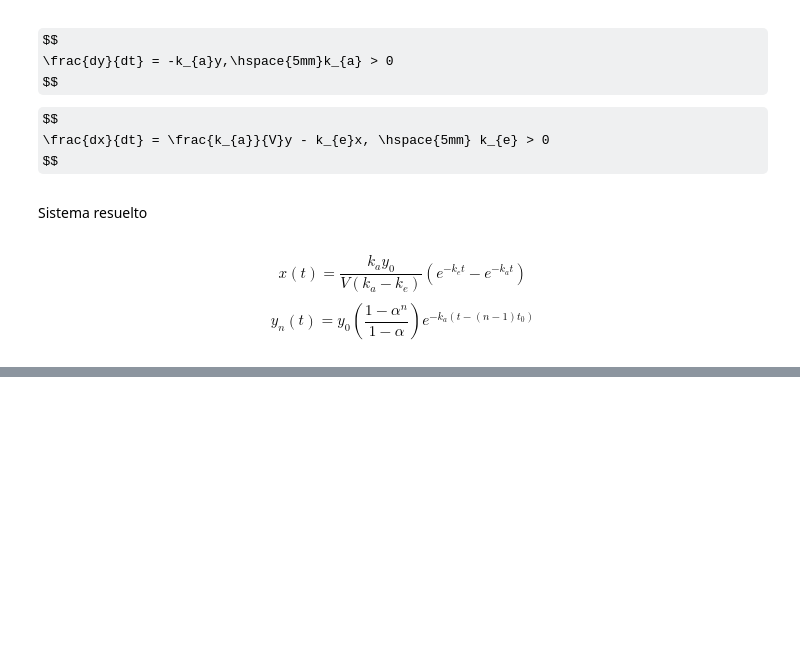
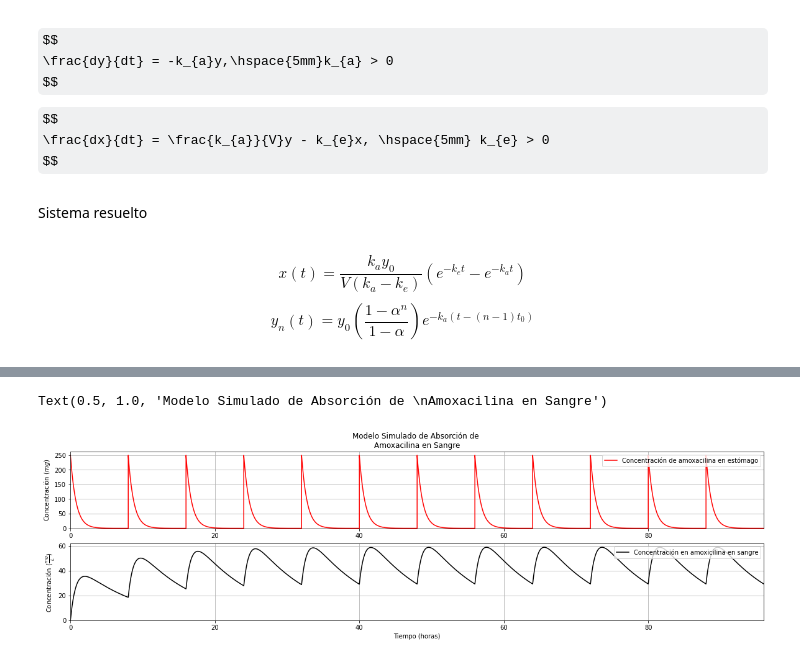
Before and after one commit to SergioPachonDotor/MAIM, a Jupyter notebook: Tarea_1/Tarea_1_sim.ipynb, the cells around one changed output, grey strips where cells are left out. Saved outputs shown, nothing was run; the diff lists cells and outputs as text; code cells hidden in the pictures; some formulas as TeX source; blank space fills up the shorter version.

```diff
--- a/Tarea_1/Tarea_1_sim.ipynb
+++ b/Tarea_1/Tarea_1_sim.ipynb
@@ -91,3 +105,29 @@ plt.grid(True)
+# %%
+figure, axis = plt.subplots(2, 1, figsize=(20,5))
+axis[0].plot(t, y, 'r', label='Concentración de amoxacilina en estómago')
+axis[1].plot(t, x, 'k', label='Concentración en amoxicilina en sangre')
+
+axis[0].grid(True)
+axis[1].grid(True)
+
+axis[0].set_xlim(0, t0*n_dosis)
+axis[0].set_ylim(0)
+
+axis[1].set_xlim(0, t0*n_dosis)
+axis[1].set_ylim(0)
+
+axis[1].set_xlabel('Tiempo (horas)')
+
+axis[0].set_ylabel(r'Concentración $(mg)$')
+axis[1].set_ylabel(r'Concentración $(\frac{mg}{L})$')
+
+axis[0].legend(loc=1)
+axis[1].legend(loc=1)
+
+axis[0].set_title('Modelo Simulado de Absorción de \nAmoxacilina en Sangre')
+# %% [output]
+Text(0.5, 1.0, 'Modelo Simulado de Absorción de \nAmoxacilina en Sangre')
+[figure, added]
 # %%
 ll = np.concatenate([x[np.where(t == dosis_arr_2[i][-1] if i >= 0 else t == 0.)] for i in range(-1, len(dosis_arr_2))])
 lt = np.concatenate([t[np.where(t == dosis_arr_2[i][-1] if i >= 0 else t == 0.)] for i in range(-1, len(dosis_arr_2))])
```
Also changed, not shown: parts of 11 cells of this notebook.
